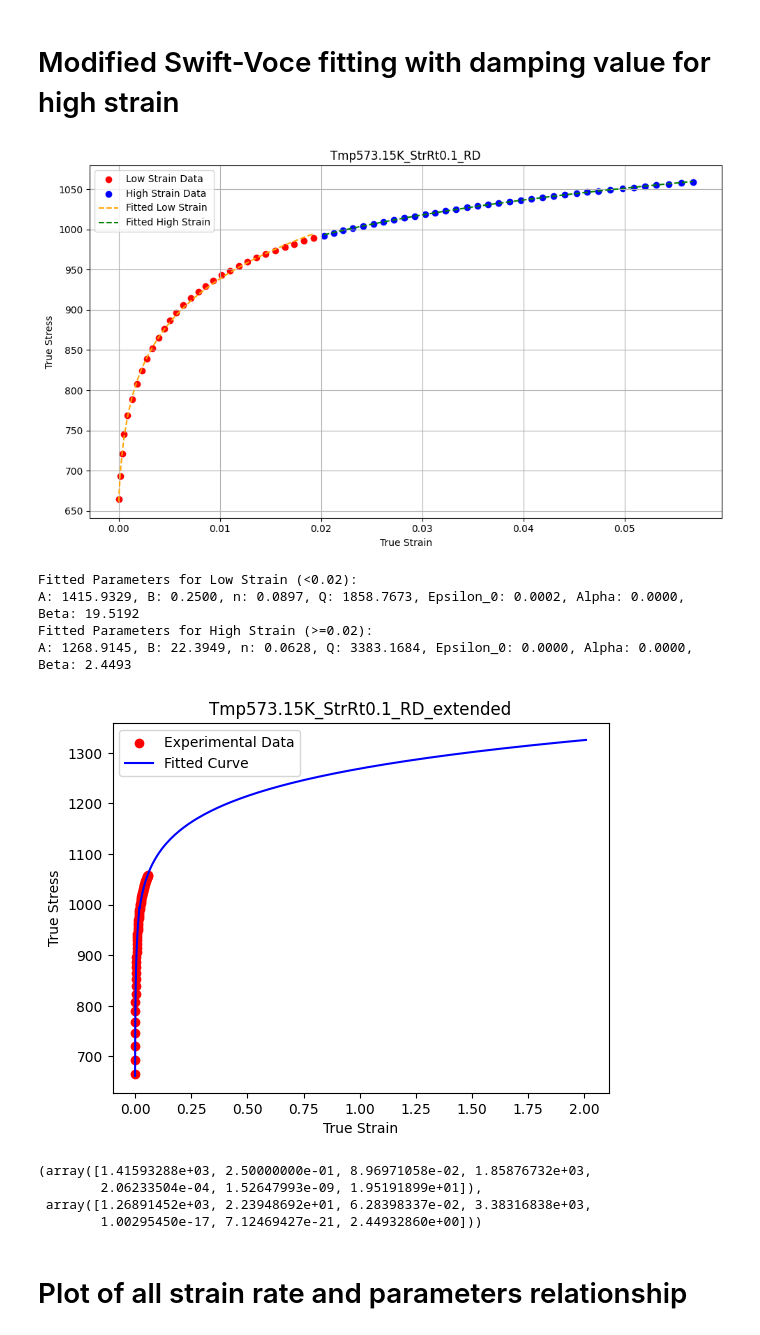
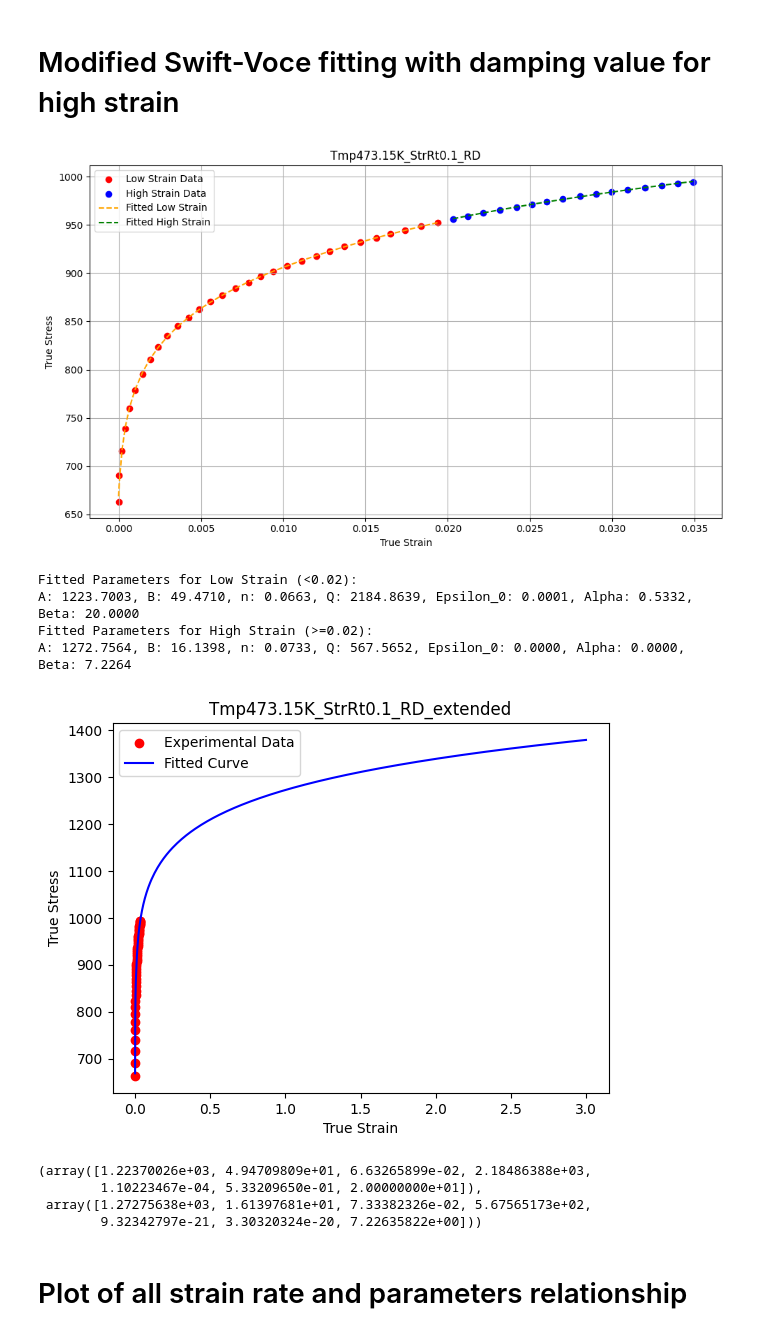
Before and after one commit to meiannnnn/coe-final-project, a Jupyter notebook: sv_fitting.ipynb, the cells around one changed output. Cells and saved outputs as stored; diff of their text form; code cells hidden in the pictures.

```diff
--- a/sv_fitting.ipynb
+++ b/sv_fitting.ipynb
@@ -168,47 +168,47 @@ def analyze_msv_fit(file_path, strain_column, stress_column, title, initial_gues
           f'Alpha: {params_low[5]:.4f}, Beta: {params_low[6]:.4f}')
 
     print(f'Fitted Parameters for High Strain (>=0.02):\n'
           f'A: {params_high[0]:.4f}, B: {params_high[1]:.4f}, n: {params_high[2]:.4f}, '
           f'Q: {params_high[3]:.4f}, Epsilon_0: {params_high[4]:.4f}, '
           f'Alpha: {params_high[5]:.4f}, Beta: {params_high[6]:.4f}')
 
-    extended_strain = np.concatenate((strain, np.arange(strain[-1] + 0.01, 2.01, 0.01)))
+    extended_strain = pd.read_csv("data/strain_extended.csv")['strain']
     low_stress = modified_swift_voce(extended_strain[extended_strain < 0.02], *params_low)
     high_stress = modified_swift_voce(extended_strain[extended_strain >= 0.02], *params_high)
     extended_stress = np.concatenate((low_stress, high_stress))
     plt.scatter(strain, stress, label='Experimental Data', color='red')
     plt.plot(extended_strain, extended_stress, label='Fitted Curve', color='blue')
     plt.xlabel('True Strain')
     plt.ylabel('True Stress')
     plt.title(f"{title}_extended")
     plt.legend()
     plt.show()
 
     # Create a DataFrame to save the results
     df = pd.DataFrame({
         'Strain': extended_strain,
         'Stress': extended_stress
     })
 
     # Save the DataFrame to a CSV file
     output_file_path = f"extended_curve/{title}"  # Adjust the filename as needed
     df.to_csv(output_file_path, index=False)
     return params_low, params_high
 
-condition = 'Tmp298.15K_StrRt1_RD'
-#condition = 'Tmp473.15K_StrRt0.1_RD'
-analyze_msv_fit('data/Exp_FC_StrRtDpn_TmpDpn_Tmp298.csv', condition + '_E', condition + '_S', condition)
+#condition = 'Tmp298.15K_StrRt1_RD'
+condition = 'Tmp473.15K_StrRt0.1_RD'
+analyze_msv_fit('data/Exp_FC_StrRtDpn_TmpDpn_Tmp473.csv', condition + '_E', condition + '_S', condition)
 # %% [output]
-[figure, old version]
+[figure, new version]
 Fitted Parameters for Low Strain (<0.02):
-A: 1415.9329, B: 0.2500, n: 0.0897, Q: 1858.7673, Epsilon_0: 0.0002, Alpha: 0.0000, Beta: 19.5192
+A: 1223.7003, B: 49.4710, n: 0.0663, Q: 2184.8639, Epsilon_0: 0.0001, Alpha: 0.5332, Beta: 20.0000
 Fitted Parameters for High Strain (>=0.02):
-A: 1268.9145, B: 22.3949, n: 0.0628, Q: 3383.1684, Epsilon_0: 0.0000, Alpha: 0.0000, Beta: 2.4493
+A: 1272.7564, B: 16.1398, n: 0.0733, Q: 567.5652, Epsilon_0: 0.0000, Alpha: 0.0000, Beta: 7.2264
-[figure, old version]
+[figure, new version]
-(array([1.41593288e+03, 2.50000000e-01, 8.96971058e-02, 1.85876732e+03,
-        2.06233504e-04, 1.52647993e-09, 1.95191899e+01]),
- array([1.26891452e+03, 2.23948692e+01, 6.28398337e-02, 3.38316838e+03,
-        1.00295450e-17, 7.12469427e-21, 2.44932860e+00]))
+(array([1.22370026e+03, 4.94709809e+01, 6.63265899e-02, 2.18486388e+03,
+        1.10223467e-04, 5.33209650e-01, 2.00000000e+01]),
+ array([1.27275638e+03, 1.61397681e+01, 7.33382326e-02, 5.67565173e+02,
+        9.32342797e-21, 3.30320324e-20, 7.22635822e+00]))
 # %% [markdown]
 # Plot of all strain rate and parameters relationship
 # %%
```
Also changed, not shown: parts of 2 cells of this notebook, 31 other files.
